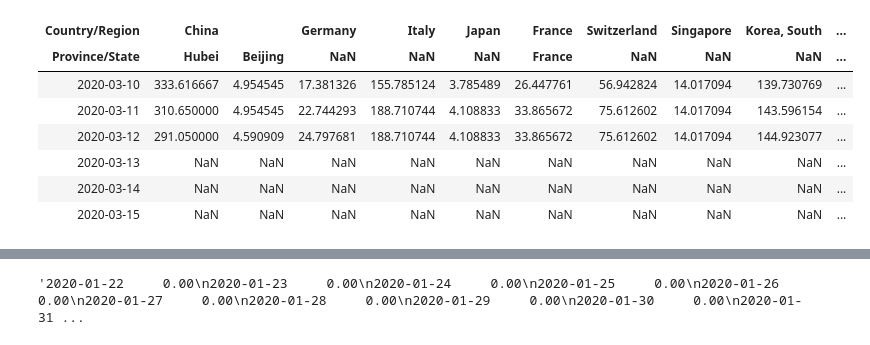
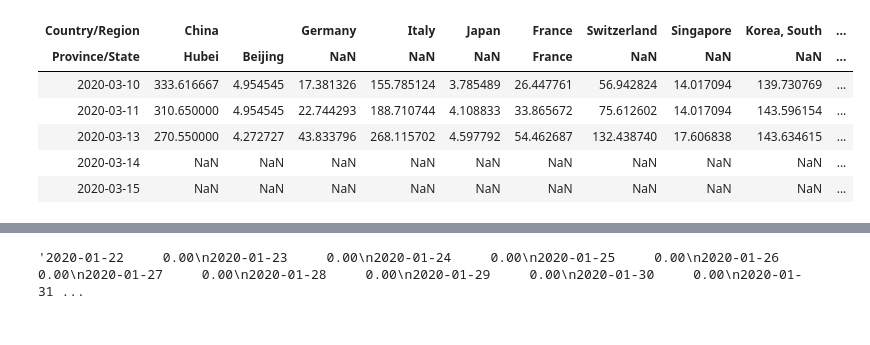
Before and after one commit to matsim-vsp/COVID-19, a Jupyter notebook: csse_covid_19_data/csse_covid_19_time_series/Untitled.ipynb, the cells around one changed output, grey strips where cells are left out. Saved outputs shown, nothing was run; the diff lists cells and outputs as text; code cells hidden in the pictures.

```diff
--- a/csse_covid_19_data/csse_covid_19_time_series/Untitled.ipynb
+++ b/csse_covid_19_data/csse_covid_19_time_series/Untitled.ipynb
@@ -131,14 +132,15 @@ hb.tail(3)
 Freq: D, Name: (China, Hubei time-shifted), dtype: float64
 # %%
 df6b = pd.concat([df6,hb],axis=1) #.fillna(value=0)
+# mar/12 data looks faulty especially in Europe:
+df6b.drop(index=pd.to_datetime('2020-03-12'),inplace=True)
 df6b.loc['2020-03-10':'2020-03-15',:]
 # %% [output]
 | Country/Region | China |  | Germany | Italy | Japan | France | Switzerland | Singapore | Korea, South | ... |
 | Province/State | Hubei | Beijing | NaN | NaN | NaN | France | NaN | NaN | NaN | ... |
 | 2020-03-10 | 333.616667 | 4.954545 | 17.381326 | 155.785124 | 3.785489 | 26.447761 | 56.942824 | 14.017094 | 139.730769 | ... |
 | 2020-03-11 | 310.650000 | 4.954545 | 22.744293 | 188.710744 | 4.108833 | 33.865672 | 75.612602 | 14.017094 | 143.596154 | ... |
-| 2020-03-12 | 291.050000 | 4.590909 | 24.797681 | 188.710744 | 4.108833 | 33.865672 | 75.612602 | 14.017094 | 144.923077 | ... |
-| 2020-03-13 | NaN | NaN | NaN | NaN | NaN | NaN | NaN | NaN | NaN | ... |
+| 2020-03-13 | 270.550000 | 4.272727 | 43.833796 | 268.115702 | 4.597792 | 54.462687 | 132.438740 | 17.606838 | 143.634615 | ... |
 | 2020-03-14 | NaN | NaN | NaN | NaN | NaN | NaN | NaN | NaN | NaN | ... |
 | 2020-03-15 | NaN | NaN | NaN | NaN | NaN | NaN | NaN | NaN | NaN | ... |
 # %%
```
Also changed, not shown: parts of 12 cells of this notebook.
